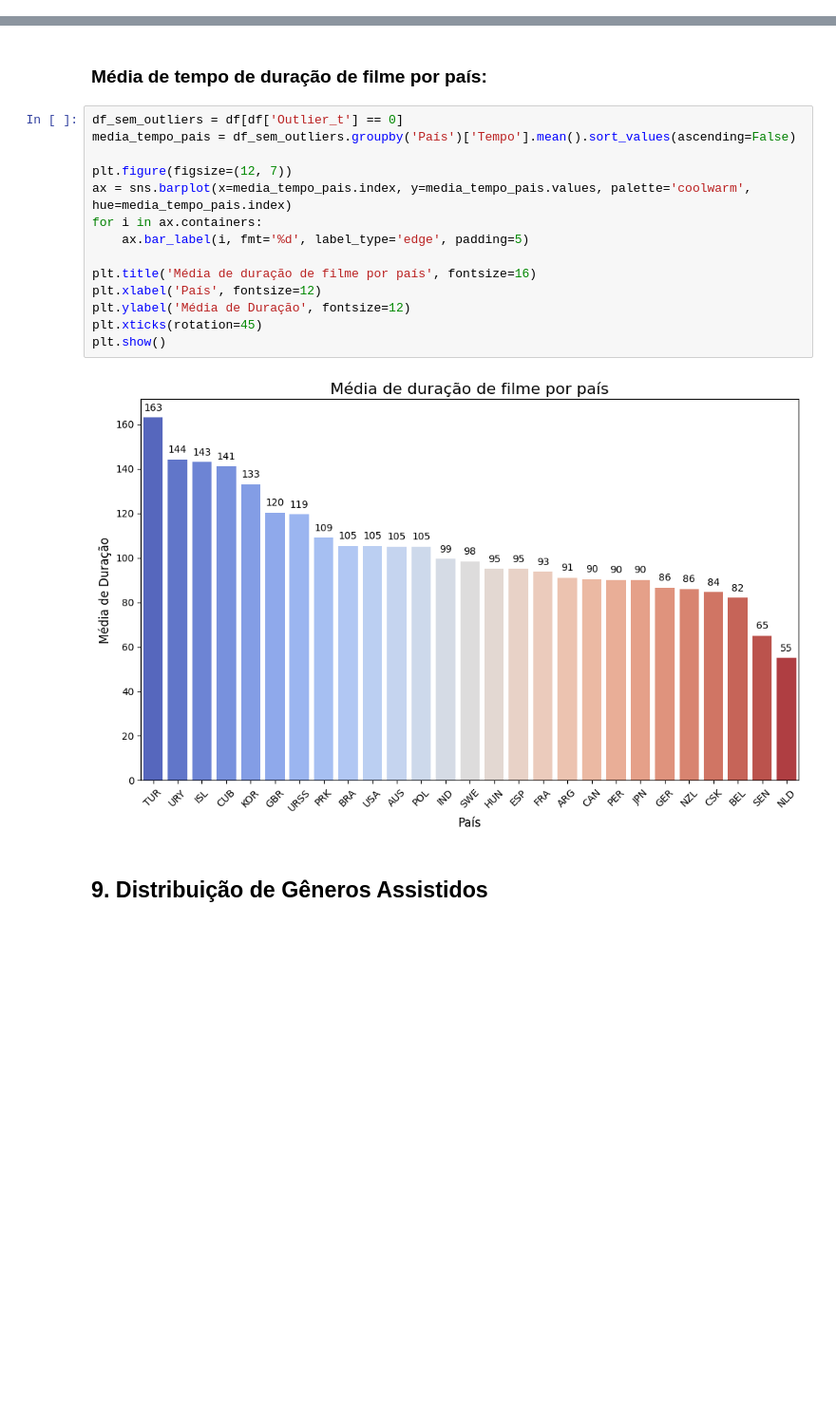
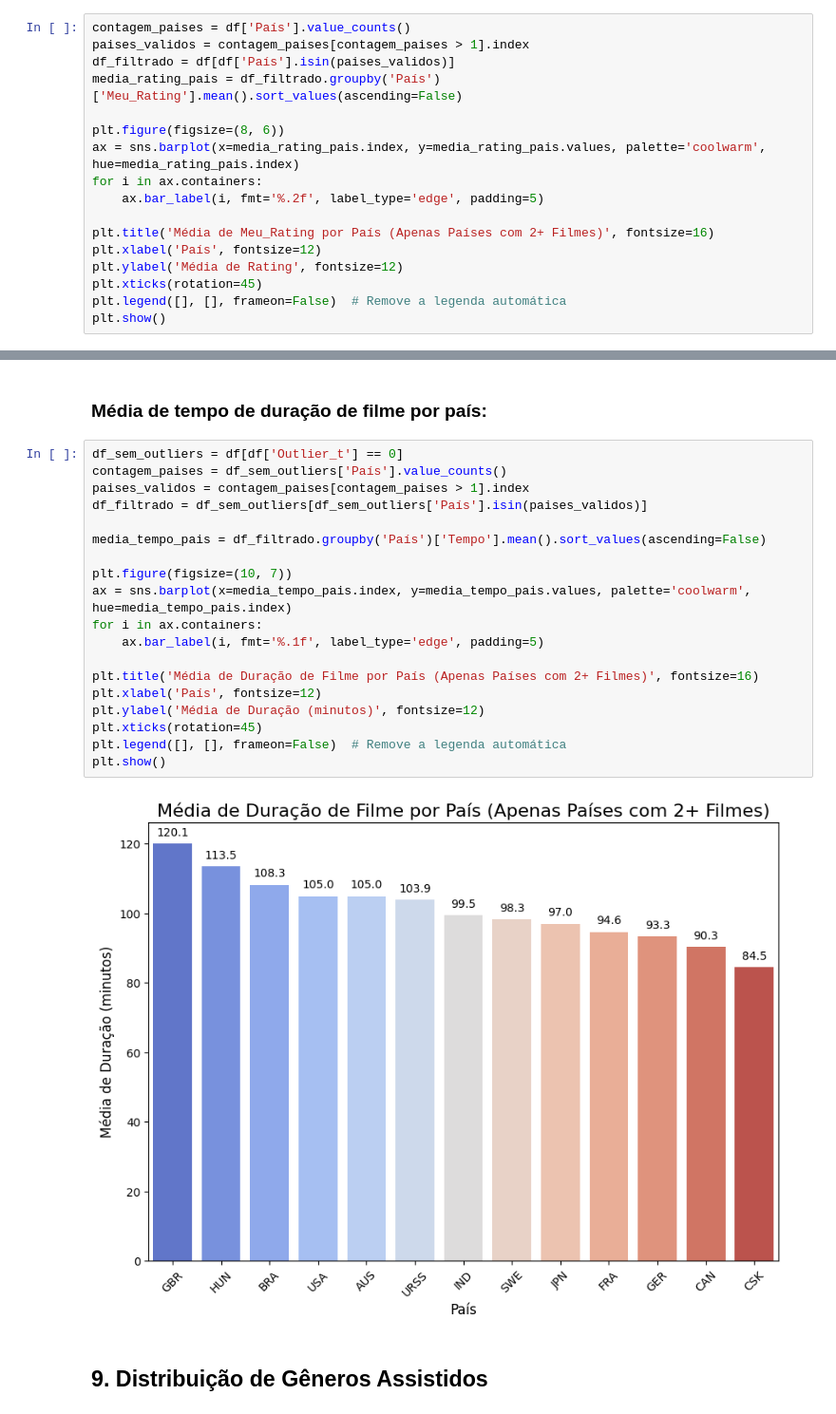
Before and after one commit to Gallicchio-Tavares/Desafio-Filmes, a Jupyter notebook: analise-meus-filmes.ipynb, the cells around one changed output, grey strips where cells are left out. Shown at 95% size. Cells and saved outputs as stored; diff of their text form; blank space fills up the shorter version.

```diff
--- a/analise-meus-filmes.ipynb
+++ b/analise-meus-filmes.ipynb
@@ -194,0 +195,17 @@ plt.show()
+# %%
+contagem_paises = df['País'].value_counts()
+paises_validos = contagem_paises[contagem_paises > 1].index
+df_filtrado = df[df['País'].isin(paises_validos)]
+media_rating_pais = df_filtrado.groupby('País')['Meu_Rating'].mean().sort_values(ascending=False)
+
+plt.figure(figsize=(8, 6))
+ax = sns.barplot(x=media_rating_pais.index, y=media_rating_pais.values, palette='coolwarm', hue=media_rating_pais.index)
+for i in ax.containers:
+    ax.bar_label(i, fmt='%.2f', label_type='edge', padding=5)
+
+plt.title('Média de Meu_Rating por País (Apenas Países com 2+ Filmes)', fontsize=16)
+plt.xlabel('País', fontsize=12)
+plt.ylabel('Média de Rating', fontsize=12)
+plt.xticks(rotation=45)
+plt.legend([], [], frameon=False)  # Remove a legenda automática
+plt.show()
@@ -196,20 +215,25 @@ plt.show()
 ### Média de tempo de duração de filme por país:
 # %%
 df_sem_outliers = df[df['Outlier_t'] == 0]
-media_tempo_pais = df_sem_outliers.groupby('País')['Tempo'].mean().sort_values(ascending=False)
+contagem_paises = df_sem_outliers['País'].value_counts()
+paises_validos = contagem_paises[contagem_paises > 1].index
+df_filtrado = df_sem_outliers[df_sem_outliers['País'].isin(paises_validos)]
 
-plt.figure(figsize=(12, 7))
+media_tempo_pais = df_filtrado.groupby('País')['Tempo'].mean().sort_values(ascending=False)
+
+plt.figure(figsize=(10, 7))
 ax = sns.barplot(x=media_tempo_pais.index, y=media_tempo_pais.values, palette='coolwarm', hue=media_tempo_pais.index)
 for i in ax.containers:
-    ax.bar_label(i, fmt='%d', label_type='edge', padding=5)
+    ax.bar_label(i, fmt='%.1f', label_type='edge', padding=5)
 
-plt.title('Média de duração de filme por país', fontsize=16)
+plt.title('Média de Duração de Filme por País (Apenas Países com 2+ Filmes)', fontsize=16)
 plt.xlabel('País', fontsize=12)
-plt.ylabel('Média de Duração', fontsize=12)
+plt.ylabel('Média de Duração (minutos)', fontsize=12)
 plt.xticks(rotation=45)
+plt.legend([], [], frameon=False)  # Remove a legenda automática
 plt.show()
 # %% [output]
-[figure, old version]
+[figure, new version]
 # %% [markdown]
 ## 9. Distribuição de Gêneros Assistidos
 # %%
```
Also changed, not shown: parts of 21 cells of this notebook, 1 other file.
